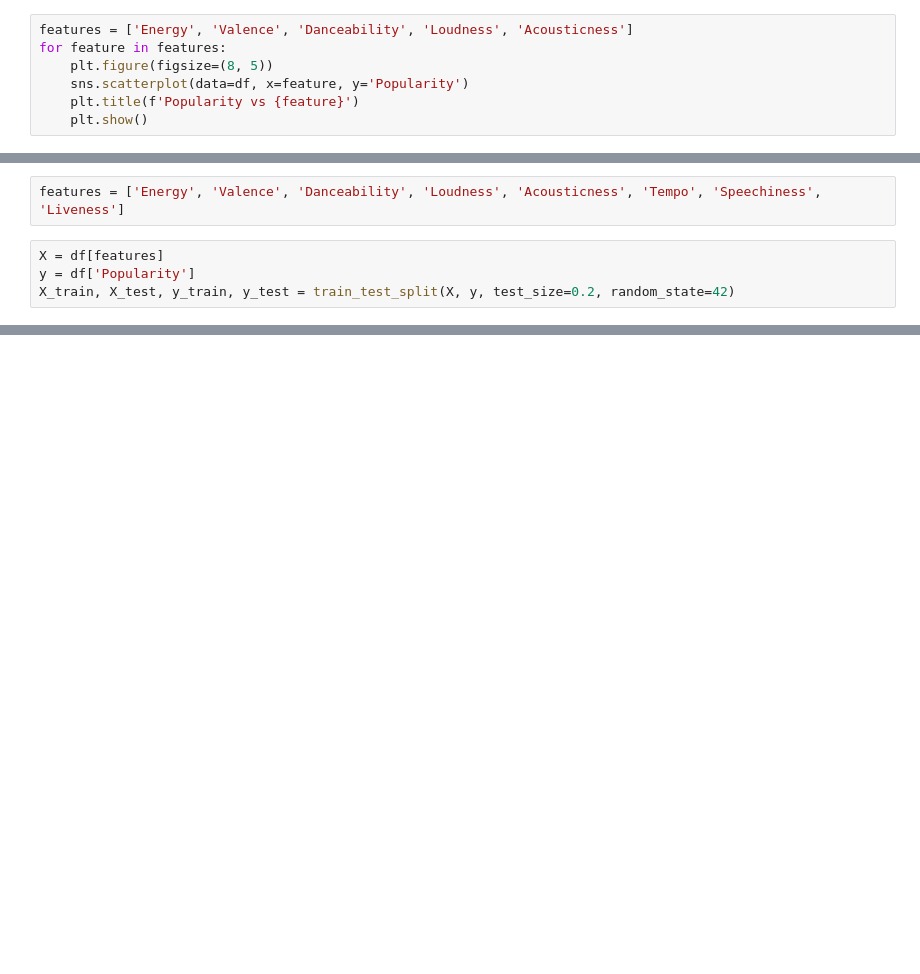
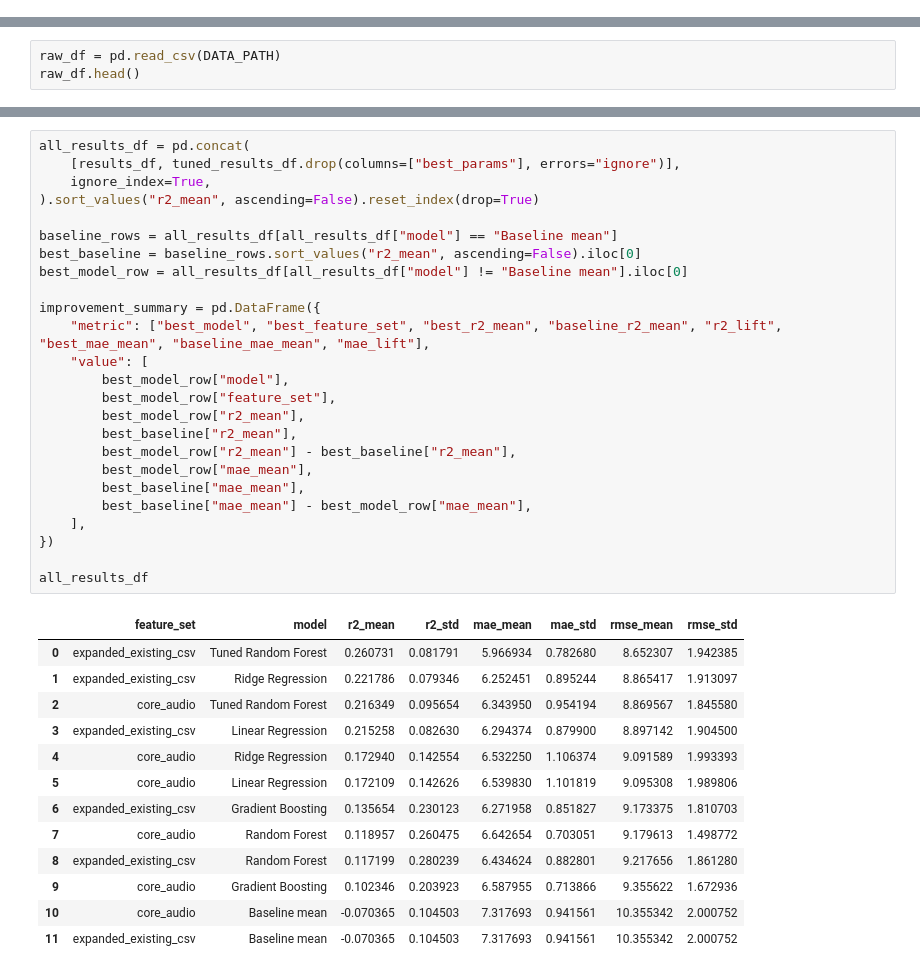
Before and after one commit to LukeOpany/music_popularity, a Jupyter notebook: music.ipynb, the cells around one changed output, grey strips where cells are left out. Cells and saved outputs as stored; diff of their text form; blank space fills up the shorter version.

Commit message:
improve music popularity analysis rigor

```diff
--- a/music.ipynb
+++ b/music.ipynb
@@ -110,7 +0,0 @@ Name: Popularity, dtype: float64
-# %%
-features = ['Energy', 'Valence', 'Danceability', 'Loudness', 'Acousticness']
-for feature in features:
-    plt.figure(figsize=(8, 5))
-    sns.scatterplot(data=df, x=feature, y='Popularity')
-    plt.title(f'Popularity vs {feature}')
-    plt.show()
@@ -200,6 +0,0 @@ from sklearn.metrics import mean_squared_error, r2_score
-# %%
-features = ['Energy', 'Valence', 'Danceability', 'Loudness', 'Acousticness', 'Tempo', 'Speechiness', 'Liveness']
-# %%
-X = df[features]
-y = df['Popularity']
-X_train, X_test, y_train, y_test = train_test_split(X, y, test_size=0.2, random_state=42)
@@ -243,0 +31,3 @@ plt.show()
+# %%
+raw_df = pd.read_csv(DATA_PATH)
+raw_df.head()
@@ -243,0 +351,39 @@ plt.show()
+# %%
+all_results_df = pd.concat(
+    [results_df, tuned_results_df.drop(columns=["best_params"], errors="ignore")],
+    ignore_index=True,
+).sort_values("r2_mean", ascending=False).reset_index(drop=True)
+
+baseline_rows = all_results_df[all_results_df["model"] == "Baseline mean"]
+best_baseline = baseline_rows.sort_values("r2_mean", ascending=False).iloc[0]
+best_model_row = all_results_df[all_results_df["model"] != "Baseline mean"].iloc[0]
+
+improvement_summary = pd.DataFrame({
+    "metric": ["best_model", "best_feature_set", "best_r2_mean", "baseline_r2_mean", "r2_lift", "best_mae_mean", "baseline_mae_mean", "mae_lift"],
+    "value": [
+        best_model_row["model"],
+        best_model_row["feature_set"],
+        best_model_row["r2_mean"],
+        best_baseline["r2_mean"],
+        best_model_row["r2_mean"] - best_baseline["r2_mean"],
+        best_model_row["mae_mean"],
+        best_baseline["mae_mean"],
+        best_baseline["mae_mean"] - best_model_row["mae_mean"],
+    ],
+})
+
+all_results_df
+# %% [output]
+|  | feature_set | model | r2_mean | r2_std | mae_mean | mae_std | rmse_mean | rmse_std |
+| 0 | expanded_existing_csv | Tuned Random Forest | 0.260731 | 0.081791 | 5.966934 | 0.782680 | 8.652307 | 1.942385 |
+| 1 | expanded_existing_csv | Ridge Regression | 0.221786 | 0.079346 | 6.252451 | 0.895244 | 8.865417 | 1.913097 |
+| 2 | core_audio | Tuned Random Forest | 0.216349 | 0.095654 | 6.343950 | 0.954194 | 8.869567 | 1.845580 |
+| 3 | expanded_existing_csv | Linear Regression | 0.215258 | 0.082630 | 6.294374 | 0.879900 | 8.897142 | 1.904500 |
+| 4 | core_audio | Ridge Regression | 0.172940 | 0.142554 | 6.532250 | 1.106374 | 9.091589 | 1.993393 |
+| 5 | core_audio | Linear Regression | 0.172109 | 0.142626 | 6.539830 | 1.101819 | 9.095308 | 1.989806 |
+| 6 | expanded_existing_csv | Gradient Boosting | 0.135654 | 0.230123 | 6.271958 | 0.851827 | 9.173375 | 1.810703 |
+| 7 | core_audio | Random Forest | 0.118957 | 0.260475 | 6.642654 | 0.703051 | 9.179613 | 1.498772 |
+| 8 | expanded_existing_csv | Random Forest | 0.117199 | 0.280239 | 6.434624 | 0.882801 | 9.217656 | 1.861280 |
+| 9 | core_audio | Gradient Boosting | 0.102346 | 0.203923 | 6.587955 | 0.713866 | 9.355622 | 1.672936 |
+| 10 | core_audio | Baseline mean | -0.070365 | 0.104503 | 7.317693 | 0.941561 | 10.355342 | 2.000752 |
+| 11 | expanded_existing_csv | Baseline mean | -0.070365 | 0.104503 | 7.317693 | 0.941561 | 10.355342 | 2.000752 |
```
Also changed, not shown: parts of 47 cells of this notebook.
